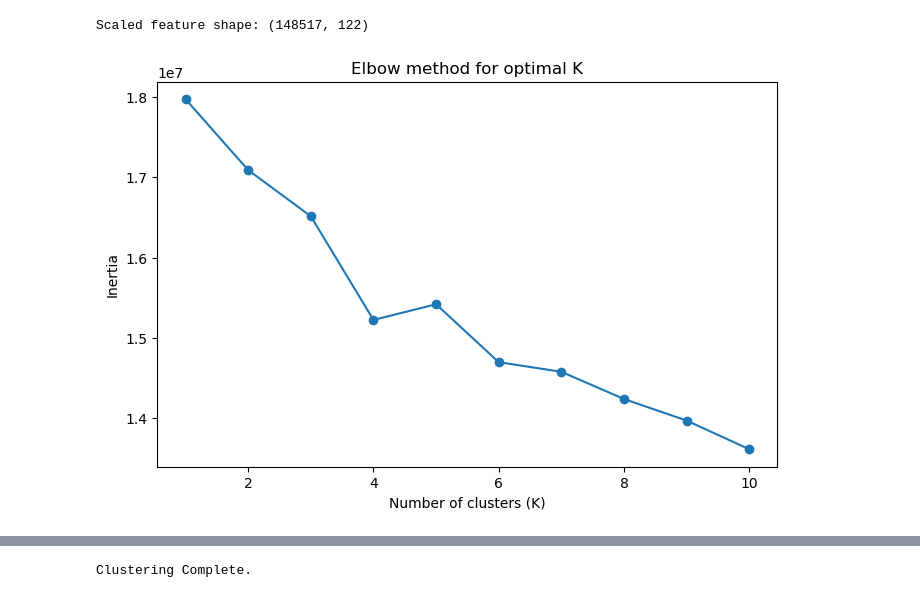
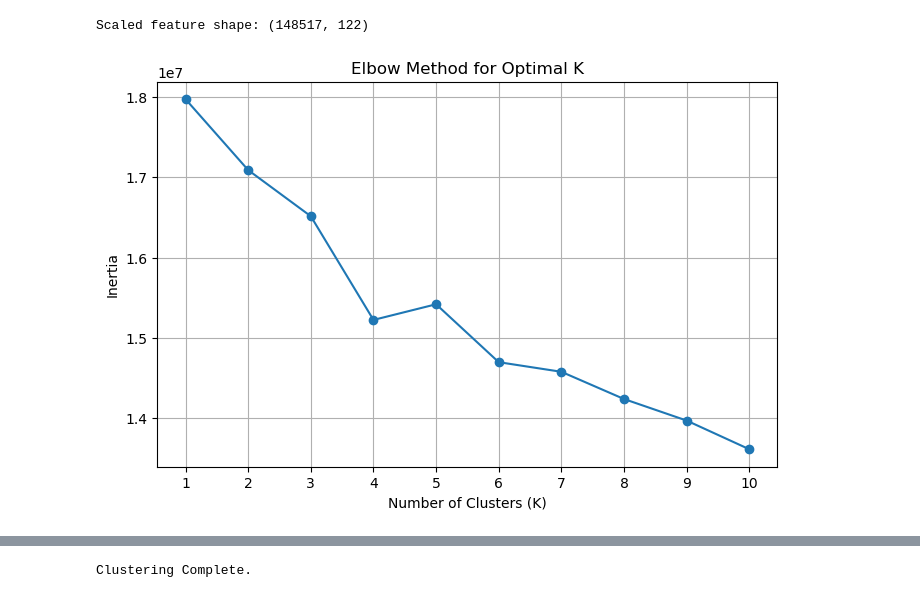
Before and after one commit to aashoday/fml-lab, a Jupyter notebook: notebooks/assignment_7.ipynb, the cells around one changed output, grey strips where cells are left out. Cells and saved outputs as stored; diff of their text form; code cells hidden in the pictures.

Commit message:
chore(assignment_7): add graphs for visualization

```diff
--- a/notebooks/assignment_7.ipynb
+++ b/notebooks/assignment_7.ipynb
@@ -100,20 +109,21 @@ Scaled feature shape: (148517, 122)
 # %%
 # Elbow method to find optimal k
 inertia = []
 K_range = range(1, 11)
 
 for k in K_range:
     kmeans = KMeans(n_clusters=k, random_state=42, n_init=10)
     kmeans.fit(X_scaled)
     inertia.append(kmeans.inertia_)
 
-# Plot elbow curve
-plt.figure(figsize=(8, 5))
-plt.plot(K_range, inertia, marker="o")
-plt.xlabel("Number of clusters (K)")
+plt.figure(figsize=(8,5))
+plt.plot(K_range, inertia, marker='o')
+plt.xticks(K_range)
+plt.xlabel("Number of Clusters (K)")
 plt.ylabel("Inertia")
-plt.title("Elbow method for optimal K")
+plt.title("Elbow Method for Optimal K")
+plt.grid(True)
 plt.show()
 # %% [output]
-[figure, old version]
+[figure, new version]
 # %%
```
Also changed, not shown: parts of 6 cells of this notebook.
